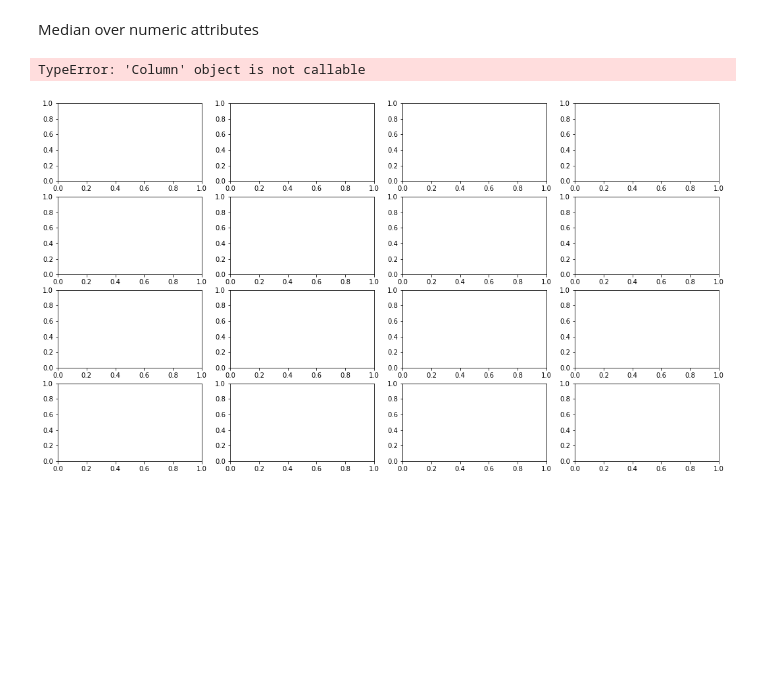
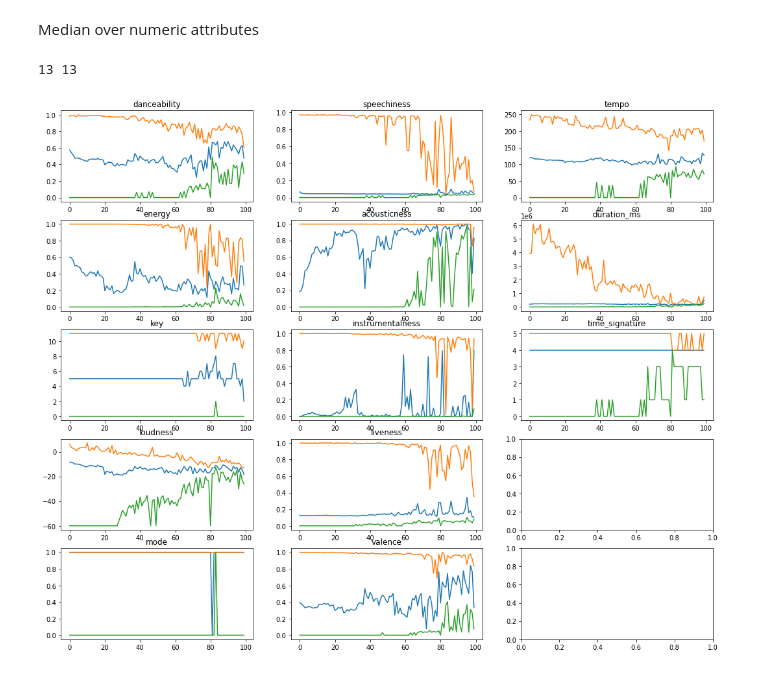
Before and after one commit to eric-kaufmann/spotify_analysis, a Jupyter notebook: analysis_pyspark.ipynb, the cells around one changed output. Saved outputs shown, nothing was run; the diff lists cells and outputs as text; code cells hidden in the pictures; blank space fills up the shorter version.

```diff
--- a/analysis_pyspark.ipynb
+++ b/analysis_pyspark.ipynb
@@ -114,18 +128,24 @@ artist_popularity.toPandas()["count"][:100].plot()
 Average over numeric attributes
 # %%
 time_pandas = sdf_avg.toPandas()
+print(time_pandas["year"])
+time_pandas_max = sdf_max.toPandas()
+time_pandas_min = sdf_min.toPandas()
 data = ["danceability", "energy", "key", "loudness", "mode", "speechiness", "acousticness", "instrumentalness", "liveness", "valence", "tempo", "duration_ms", "time_signature"]
 
 # Create a figure with 3 rows and 3 columns of subplots
-fig, ax = plt.subplots(4, 4,figsize=(18, 10))
+fig, ax = plt.subplots(5, 3,figsize=(18, 15))
 
 # Iterate over the data series and plot each one in the corresponding subplot
-for i, data_series in enumerate(data):
-    row = i // 4
-    col = i % 4
-    idx = f"avg({data_series})"
-    ax[row, col].plot(time_pandas[idx])
-    ax[row,col].set_title(data_series)
+for i in range(3):
+    for j in range(5):
+        if i*5+j>=len(data):
+            break
+        data_series = data[i*5+j]
+        ax[j,i].plot(time_pandas[f"avg({data_series})"])
+        ax[j,i].plot(time_pandas_max[f"max({data_series})"])
+        ax[j,i].plot(time_pandas_min[f"min({data_series})"])
+        ax[j,i].set_title(data_series)
 
 # Show the figure
 plt.show()
@@ -135,25 +183,27 @@ plt.show()
 # %% [markdown]
 Median over numeric attributes
 # %%
+import numpy as np
+# Approximate the median value of the "energy" column
+print(len(data),len(median_data))
 
-
-# Approximate the median value of the "energy" column
-grouped = sdf.groupBy("year")
-
-fig, ax = plt.subplots(4, 4,figsize=(18, 10))
+fig, ax = plt.subplots(5, 3,figsize=(18, 15))#, sharey=True)
 
 # Iterate over the data series and plot each one in the corresponding subplot
-for i, data_series in enumerate(data):
-    row = i // 4
-    col = i % 4
-    median_energy = grouped.agg(f.col("energy").approxQuantile("energy", [0.5], 0.25))[0]
-    print(median_energy)
-    ax[row,col].set_title(data_series)
+for i in range(3):
+    for j in range(5):
+        data_idx = i * 5 + j
+        if len(median_data)<= data_idx:
+            break
+        ax[j,i].plot(median_data[data_idx])
+        ax[j, i].plot(time_pandas_max[f"max({data[data_idx]})"])
+        ax[j, i].plot(time_pandas_min[f"min({data[data_idx]})"])
+        ax[j,i].set_title(data[data_idx])
 
 # Show the figure
 plt.show()
 # %% [output]
-TypeError: 'Column' object is not callable
+13 13
-[figure, old version]
+[figure, new version]
 # %%
 sc.stop()
```
Also changed, not shown: parts of 5 cells of this notebook.
